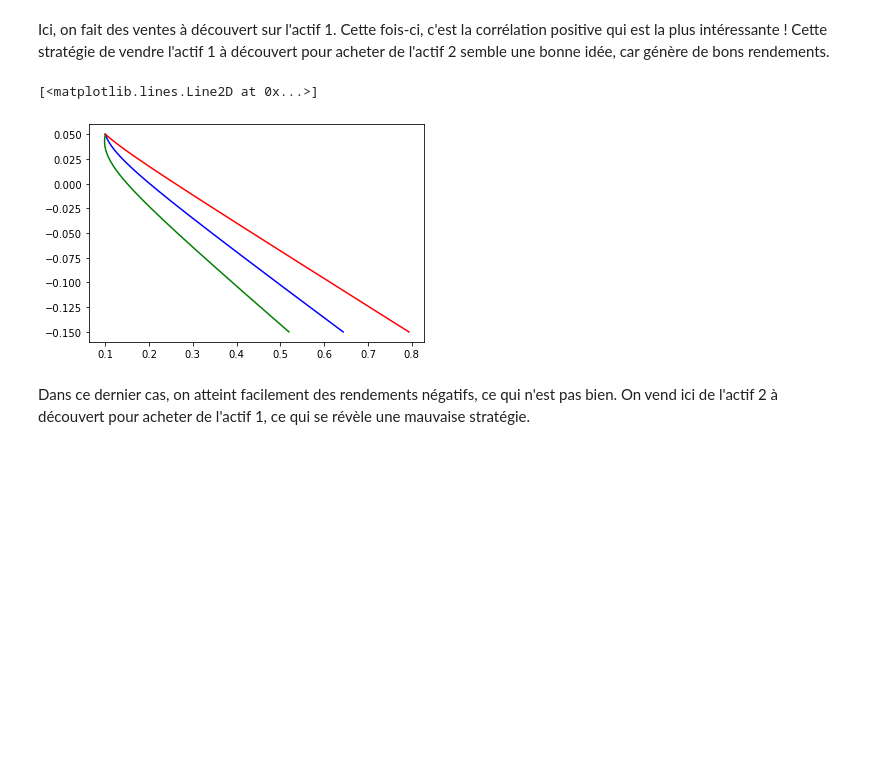
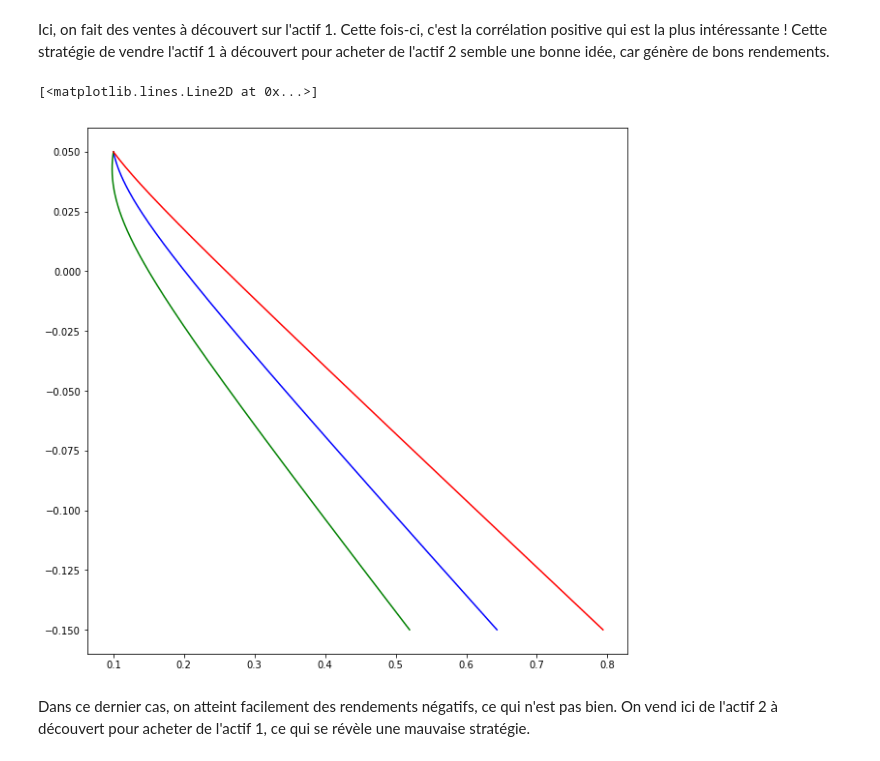
Before and after one commit to RobinWillocquet/projet-markowitz, a Jupyter notebook: Projet_Markowitz.ipynb, the cells around one changed output. Saved outputs shown, nothing was run; the diff lists cells and outputs as text; code cells hidden in the pictures; blank space fills up the shorter version.

```diff
--- a/Projet_Markowitz.ipynb
+++ b/Projet_Markowitz.ipynb
@@ -292,18 +292,19 @@ Ici, on fait des ventes à découvert sur l'actif 1. Cette fois-ci, c'est la cor
 # %%
 taille3 = 1001
 M3 = np.linspace(-2,0,taille3)
 L3 = 1-M3
 N3 = np.zeros(taille3)
 allocs3 = np.array([L3,M3,N3]).T
 rend3 = np.array([np.dot(pmoy,i) for i in allocs3])
 risk31 = np.array([np.sqrt(risque(i)) for i in allocs3])
 risk32 = np.array([np.sqrt(risque2(i)) for i in allocs3])
 risk33 = np.array([np.sqrt(risque3(i)) for i in allocs3])
+plt.figure(figsize=(10,10))
 plt.plot(risk31,rend3,'b')
 plt.plot(risk32,rend3,'g')
 plt.plot(risk33,rend3,'r')
 # %% [output]
 [<matplotlib.lines.Line2D at 0x...>]
-[figure, old version]
+[figure, new version]
 # %% [markdown]
 Dans ce dernier cas, on atteint facilement des rendements négatifs, ce qui n'est pas bien. On vend ici de l'actif 2 à découvert pour acheter de l'actif 1, ce qui se révèle une mauvaise stratégie.
```
Also changed, not shown: parts of 41 cells of this notebook.
